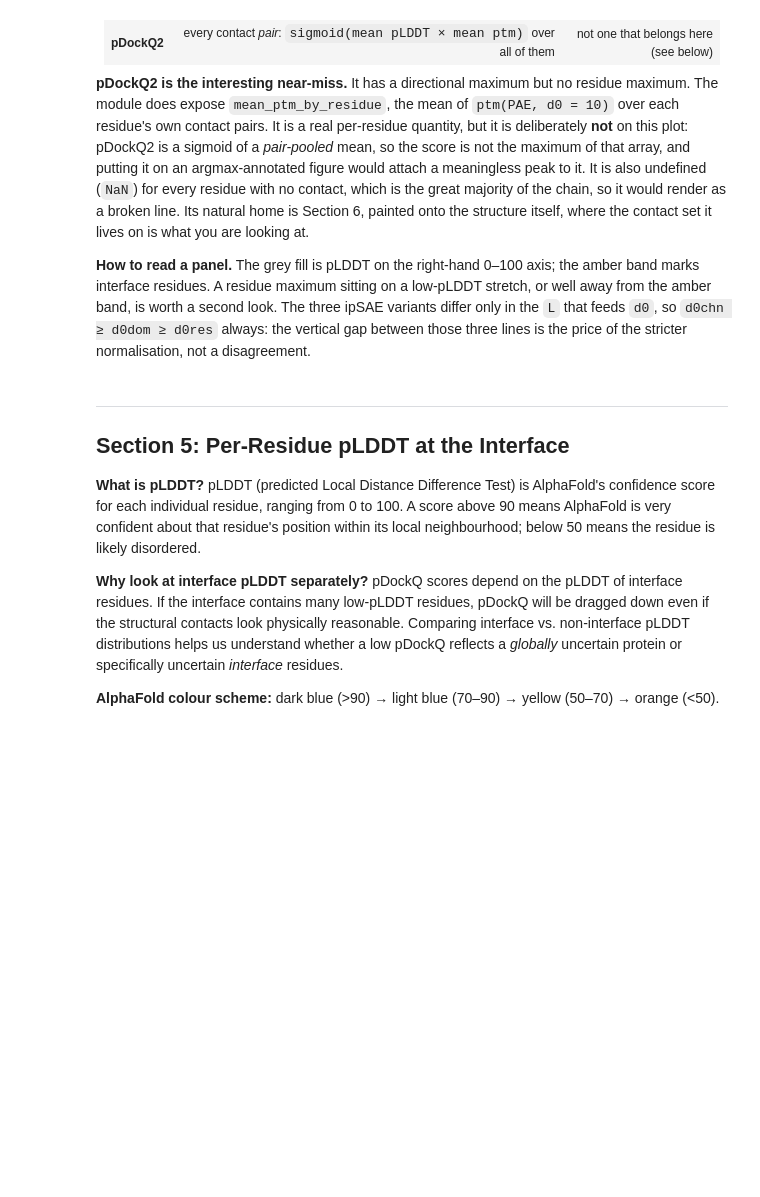
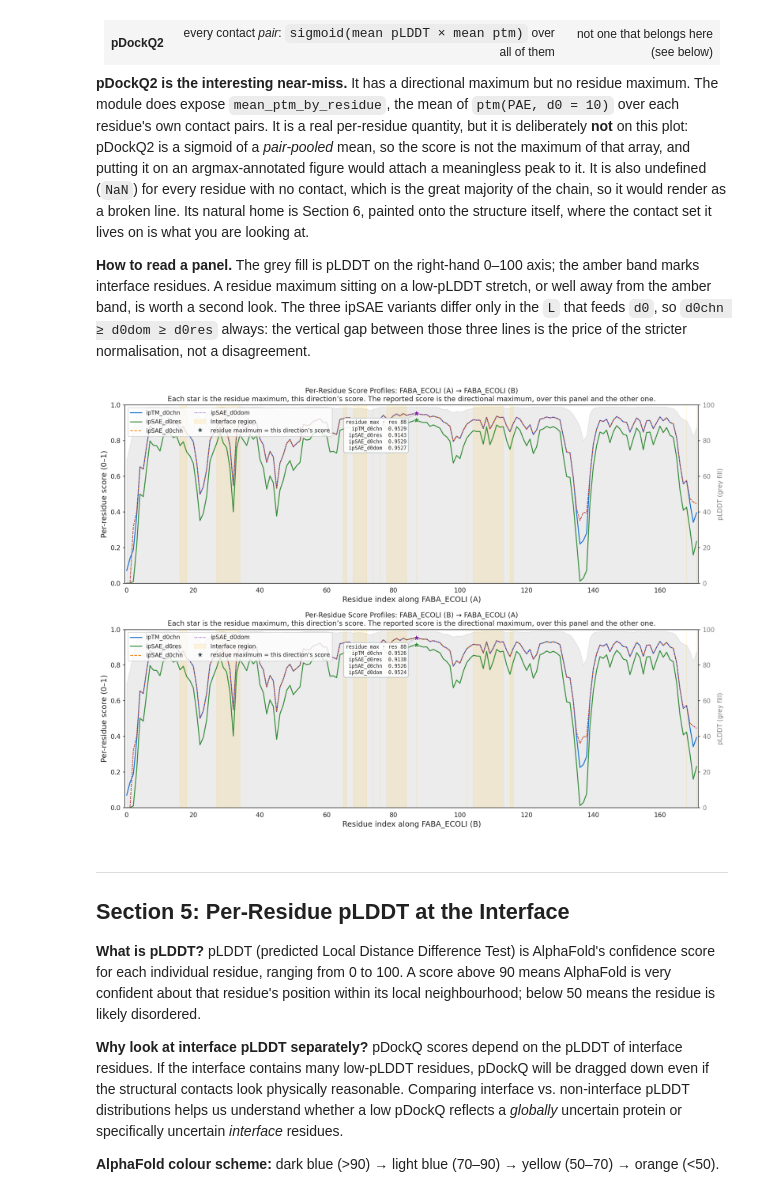
Before and after one commit to PDBeurope/InsightFold, a Jupyter notebook: notebooks/homodimer_diagnostic.ipynb, the cells around one changed output. Saved outputs shown, nothing was run; the diff lists cells and outputs as text; code cells hidden in the pictures; blank space fills up the shorter version.

```diff
--- a/notebooks/homodimer_diagnostic.ipynb
+++ b/notebooks/homodimer_diagnostic.ipynb
@@ -278,4 +529,11 @@ The 0.60 edge is also the ipSAE half of AFDB's release criterion, which the note
 
 **One more thing ipSAE does not tell you.** It is a statement about AlphaFold's confidence in an interface geometry, not about binding: "A high ipSAE indicates that AlphaFold is confident in the predicted interface geometry, but it does not directly predict whether the interaction occurs in vivo or its strength" (note §7).
 # %%
-ciu.report_ipsae(dimer)
+# 4.2 ipSAE. One mask (PAE < PAE_CUTOFF), three normalisations. The module
+# computes all three in one pass because they share that mask.
+res_ipsae = ciu.compute_ipsae(pair, pae_cutoff=PAE_CUTOFF)
+
+# The three d0 values are the point of the exercise: same PAE cells, three
+# scales. d0chn >= d0dom >= d0res is a theorem, not a measurement, so the report
+# checks it rather than leaving the reader to notice.
+print(ciu.format_ipsae_report(res_ipsae))
@@ -429,4 +766,22 @@ The PAE matrix is **not symmetric**. `PAE[i, j]` is AlphaFold's error estimate f
 
 **The headline number does not move.** The `Reported` column below is exactly what `ipsae.py` and AFDB report, and it is what Section 7's summary table and traffic lights use. `DIRECTION` in Section 1 changes only which direction is marked here and which panel the profile figure draws.
 # %%
-ciu.report_directional(dimer, DIRECTION)
+# R008. `directional_deltas` reads the per-direction values the `compute_*`
+# functions already kept, so nothing here recomputes a score -- this cell cannot
+# change a number, only show one that was previously collapsed out of sight.
+# `DIRECTION` is resolved against the real chain ids, so a typo fails here with
+# a message rather than silently showing the wrong direction.
+_direction = ciu.resolve_direction(DIRECTION, chain_x, chain_y)
+
+_deltas = ciu.directional_deltas(iptm_d0chn=res_iptm, ipsae=res_ipsae,
+                                 pdockq=res_pdockq, pdockq2=res_pdockq2,
+                                 lis=res_lis)
+
+print(ciu.format_directional_report(_deltas, chain_x, chain_y,
+                                    label_x=short_x, label_y=short_y,
+                                    direction=_direction))
+
+# n0dom is the mechanism, not a separate finding: the domain size that sets
+# d0dom is itself counted per direction (R003), so the two d0dom columns above
+# are not the same measurement under two names.
+print(ciu.format_domain_sizes(res_ipsae, label_x=short_x, label_y=short_y))
@@ -451,7 +824,16 @@ The other three scores have nothing per-residue to draw:
 
 **How to read a panel.** The grey fill is pLDDT on the right-hand 0–100 axis; the amber band marks interface residues. A residue maximum sitting on a low-pLDDT stretch, or well away from the amber band, is worth a second look. The three ipSAE variants differ only in the `L` that feeds `d0`, so `d0chn ≥ d0dom ≥ d0res` always: the vertical gap between those three lines is the price of the stricter normalisation, not a disagreement.
 # %%
-ciu.show_residue_profiles(dimer)
+# `direction` selects a panel; `res_ids_*` let the peak labels carry each
+# residue's real number rather than its positional index (R062).
+display(ciu.plot_residue_score_profiles(res_iptm, res_ipsae, contacts,
+                                        plddt_x, plddt_y,
+                                        label_x=short_x, label_y=short_y,
+                                        direction=_direction,
+                                        res_ids_x=chains[chain_x].res_ids,
+                                        res_ids_y=chains[chain_y].res_ids))
+# %% [output]
+[figure, added]
 # %% [markdown]
 ---
 ## Section 5: Per-Residue pLDDT at the Interface
```
Also changed, not shown: parts of 32 cells of this notebook.
